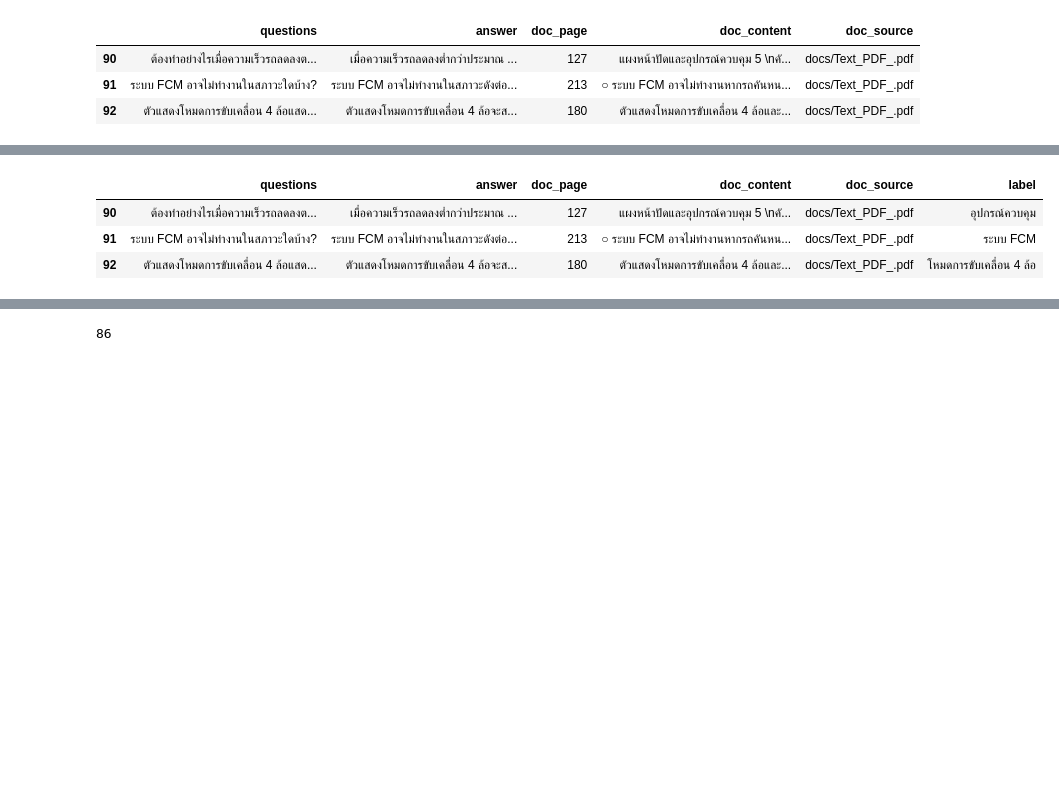
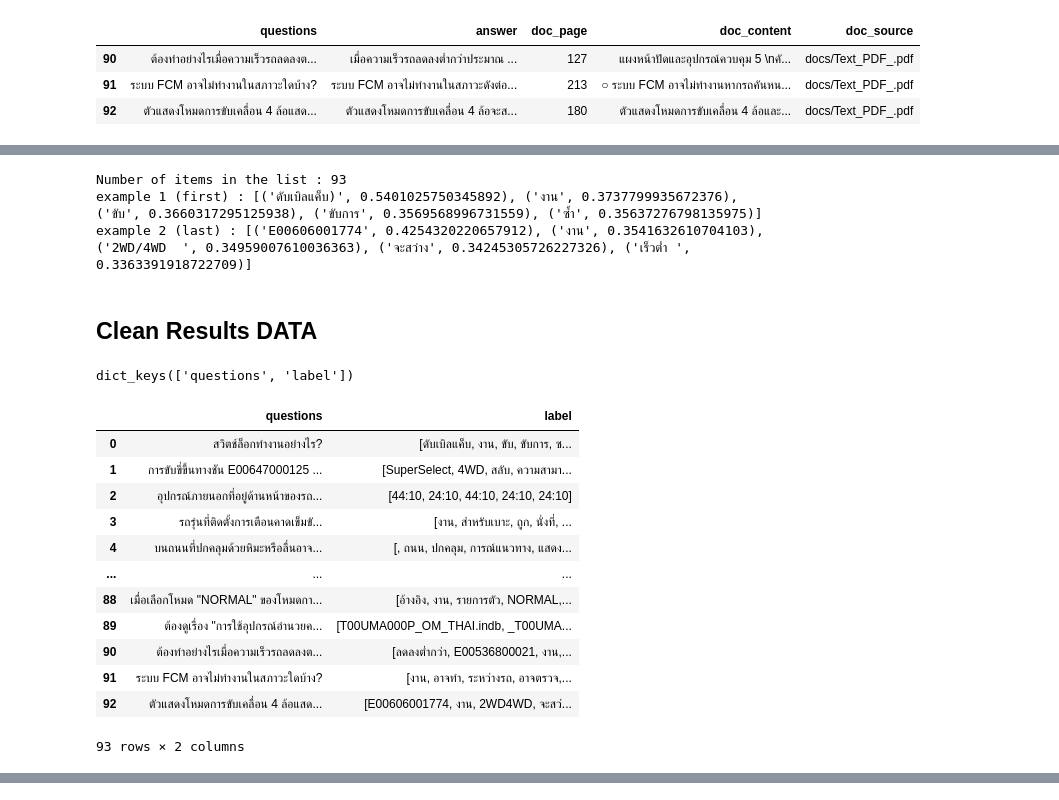
Before and after one commit to HikariJadeEmpire/PDF_Chatbot_ByChatGPT, a Jupyter notebook: llm_experiment.ipynb, the cells around one changed output, grey strips where cells are left out. Drawn from its saved outputs; the diff is of its cells as text; code cells hidden in the pictures; blank space fills up the shorter version.

```diff
--- a/llm_experiment.ipynb
+++ b/llm_experiment.ipynb
@@ -256,0 +298,16 @@ Number of questions : 93
+# %%
+from pythainlp.summarize.keybert import KeyBERT as thai_kb
+
+kb = thai_kb()
+
+def get_keywords(lists):
+    global kb
+    keywords=[]
+    for i in lists:
+        kw = kb.extract_keywords(i,
+                                tokenizer="attacut",
+                                max_keywords=5,
+                                return_similarity=True
+                                )
+        keywords.append(kw)
+    return keywords
@@ -257,10 +324,49 @@ Number of questions : 93
+# %%
+# keywords by chunk
+
+keywords_d = get_keywords(label_from_doc)
+check_r(keywords_d)
+# %% [output]
+Number of items in the list : 93
+example 1 (first) : [('ดับเบิลแค็บ)', 0.5401025750345892), ('งาน', 0.3737799935672376), ('ขับ', 0.3660317295125938), ('ขับการ', 0.3569568996731559), ('ซํ้า', 0.35637276798135975)]
+example 2 (last) : [('E00606001774', 0.4254320220657912), ('งาน', 0.3541632610704103), ('2WD/4WD  ', 0.34959007610036363), ('จะสว่าง', 0.34245305726227326), ('เร็วตํ่า ', 0.3363391918722709)]
+# %% [markdown]
+## Clean Results DATA
+# %%
+col = {'questions':[],'label':[]}
+for i in range( len(df) ) :
+    row = []
+    for j in keywords_d[i] :
+        temp = clean_text(j[0])
+        row.append( temp )
+    col['questions'].append(df['questions'][i])
+    col['label'].append(row)
+
+col.keys()
+
+# to dataframe
+
+col = pd.DataFrame.from_dict(col)
+display(col.tail(3))
+# %% [output]
+dict_keys(['questions', 'label'])
 # %%
-temp_df = pd.DataFrame.from_dict(temp_df)
-df = pd.merge(left=df, right=temp_df, how='left', on='questions')
+# join column
+
+df = df.merge(col, how='left', on='questions')
 
 df.tail(3)
 # %% [output]
-|  | questions | answer | doc_page | doc_content | doc_source | label |
-| 90 | ต้องทำอย่างไรเมื่อความเร็วรถลดลงต... | เมื่อความเร็วรถลดลงต่ำกว่าประมาณ ... | 127 | แผงหน้าปัดและอุปกรณ์ควบคุม 5 \nคั... | docs/Text_PDF_.pdf | อุปกรณ์ควบคุม |
-| 91 | ระบบ FCM อาจไม่ทำงานในสภาวะใดบ้าง? | ระบบ FCM อาจไม่ทำงานในสภาวะดังต่อ... | 213 | ○ ระบบ FCM อาจไม่ทํางานหากรถคันหน... | docs/Text_PDF_.pdf | ระบบ FCM |
-| 92 | ตัวแสดงโหมดการขับเคลื่อน 4 ล้อแสด... | ตัวแสดงโหมดการขับเคลื่อน 4 ล้อจะส... | 180 | ตัวแสดงโหมดการขับเคลื่อน 4 ล้อและ... | docs/Text_PDF_.pdf | โหมดการขับเคลื่อน 4 ล้อ |
+|  | questions | label |
+| 0 | สวิตช์ล็อกทำงานอย่างไร? | [ดับเบิลแค็บ, งาน, ขับ, ขับการ, ซ... |
+| 1 | การขับขี่ขึ้นทางชัน E00647000125 ... | [SuperSelect, 4WD, สลับ, ความสามา... |
+| 2 | อุปกรณ์ภายนอกที่อยู่ด้านหน้าของรถ... | [44:10, 24:10, 44:10, 24:10, 24:10] |
+| 3 | รถรุ่นที่ติดตั้งการเตือนคาดเข็มขั... | [งาน, สําหรับเบาะ, ถูก, นั่งที่, ... |
+| 4 | บนถนนที่ปกคลุมด้วยหิมะหรือลื่นอาจ... | [, ถนน, ปกคลุม, การณ์แนวทาง, แสดง... |
+| ... | ... | ... |
+| 88 | เมื่อเลือกโหมด "NORMAL" ของโหมดกา... | [อ้างอิง, งาน, รายการตัว, NORMAL,... |
+| 89 | ต้องดูเรื่อง "การใช้อุปกรณ์อำนวยค... | [T00UMA000P_OM_THAI.indb, _T00UMA... |
+| 90 | ต้องทำอย่างไรเมื่อความเร็วรถลดลงต... | [ลดลงตํ่ากว่า, E00536800021, งาน,... |
+| 91 | ระบบ FCM อาจไม่ทำงานในสภาวะใดบ้าง? | [งาน, อาจทํา, ระหว่างรถ, อาจตรวจ,... |
+| 92 | ตัวแสดงโหมดการขับเคลื่อน 4 ล้อแสด... | [E00606001774, งาน, 2WD4WD, จะสว่... |
+93 rows × 2 columns
@@ -267,4 +376,0 @@ df.tail(3)
-# %%
-len(df.label.unique())
-# %% [output]
-86
```
Also changed, not shown: parts of 30 cells of this notebook, 2 other files.
